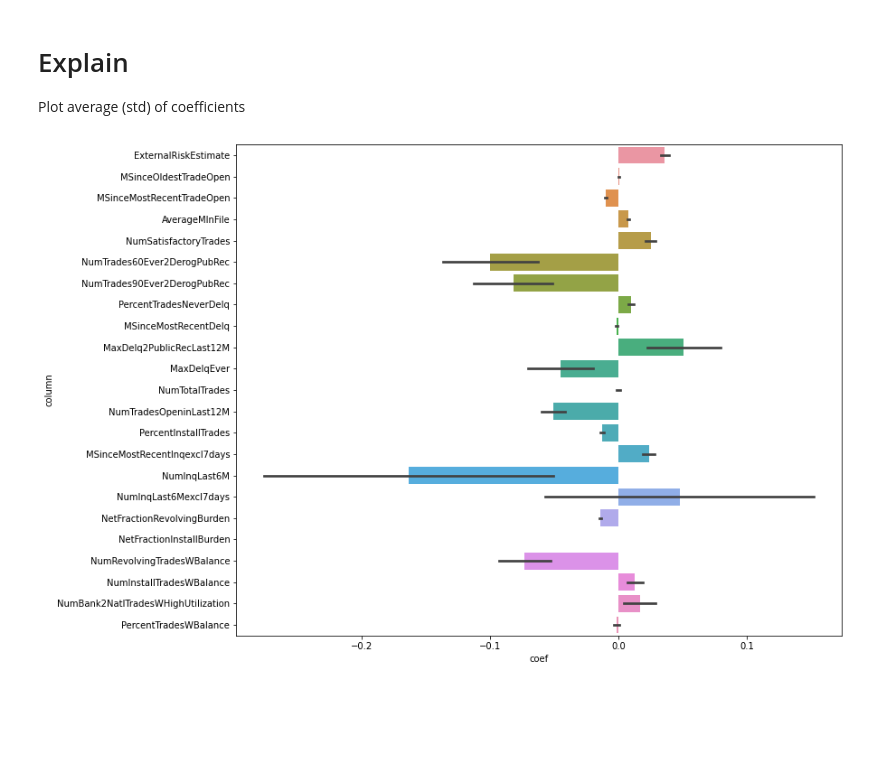
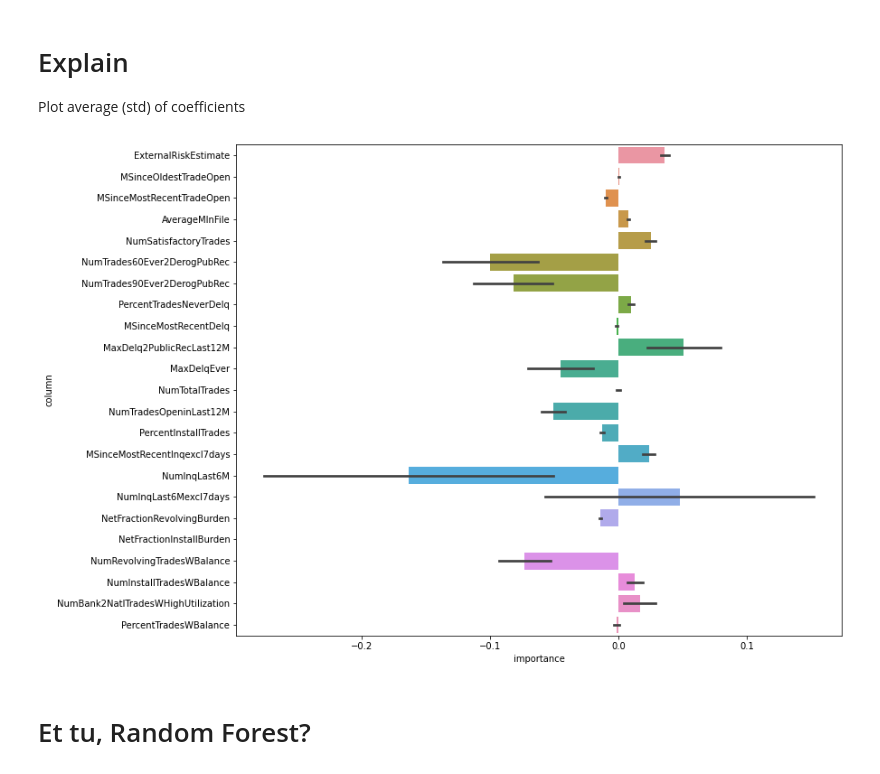
Before and after one commit to pavopax/fico-challenge, a Jupyter notebook: analysis.ipynb, the cells around one changed output. Cells and saved outputs as stored; diff of their text form; code cells hidden in the pictures; blank space fills up the shorter version.

Commit message:
Add random forest results

```diff
--- a/analysis.ipynb
+++ b/analysis.ipynb
@@ -106,10 +106,3 @@ import matplotlib.pyplot as plt
 import seaborn as sns
 # %%
 %matplotlib inline
-# %%
-# collect coefs from 10 (outer cv) models
-dfs = []
-
-for est in results['estimator']:
-    df = pd.DataFrame({'coef': est.coef_.flatten(), 'column': X.columns})
-    dfs.append(df)
@@ -118,7 +109,18 @@ coefs_df = pd.concat(dfs)
+# %%
+# collect importance (coef) from 10 (outer cv) models
+dfs = []
+
+for est in results['estimator']:
+    df = pd.DataFrame({'importance': est.coef_.flatten(), 'column': X.columns})
+    dfs.append(df)
+
+coefs_df = pd.concat(dfs)
 # %%
 plt.figure(figsize=(12, 10))
 
 # plots means (std) of coefs from 10-fold (outer) cv
-sns.barplot(data=coefs_df, x='coef', y='column', estimator=np.mean, ci='sd');
+sns.barplot(data=coefs_df, x='importance', y='column', estimator=np.mean, ci='sd');
 # %% [output]
-[figure, old version]
+[figure, new version]
+# %% [markdown]
+# Et tu, Random Forest?
```
Also changed, not shown: parts of 7 cells of this notebook.
